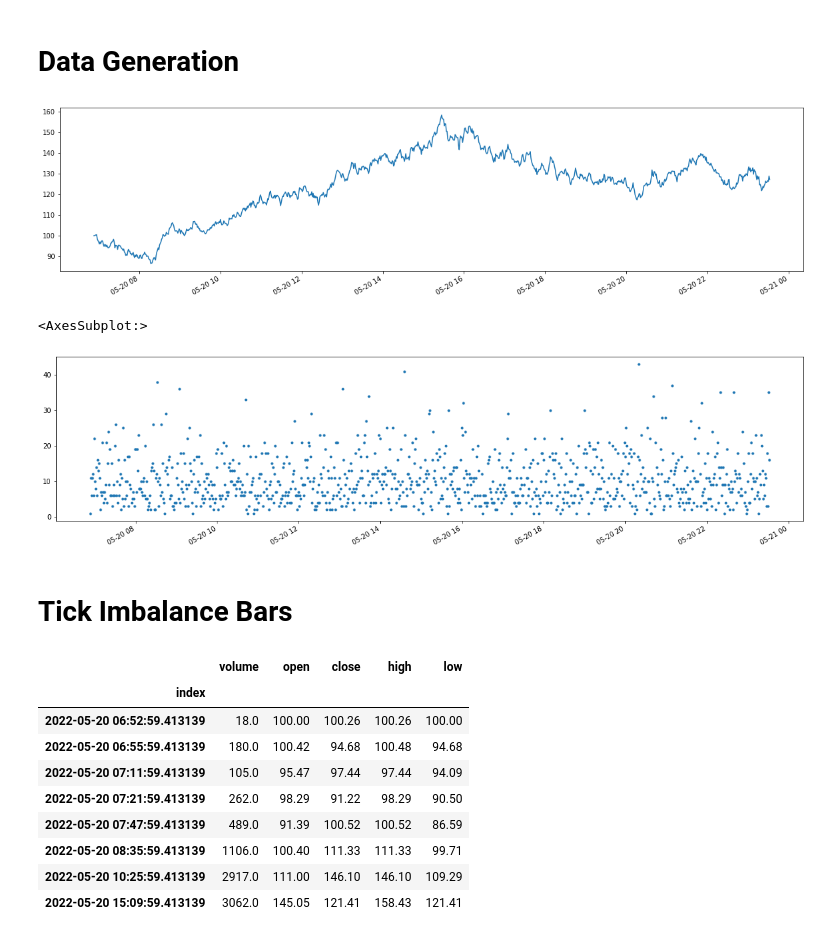
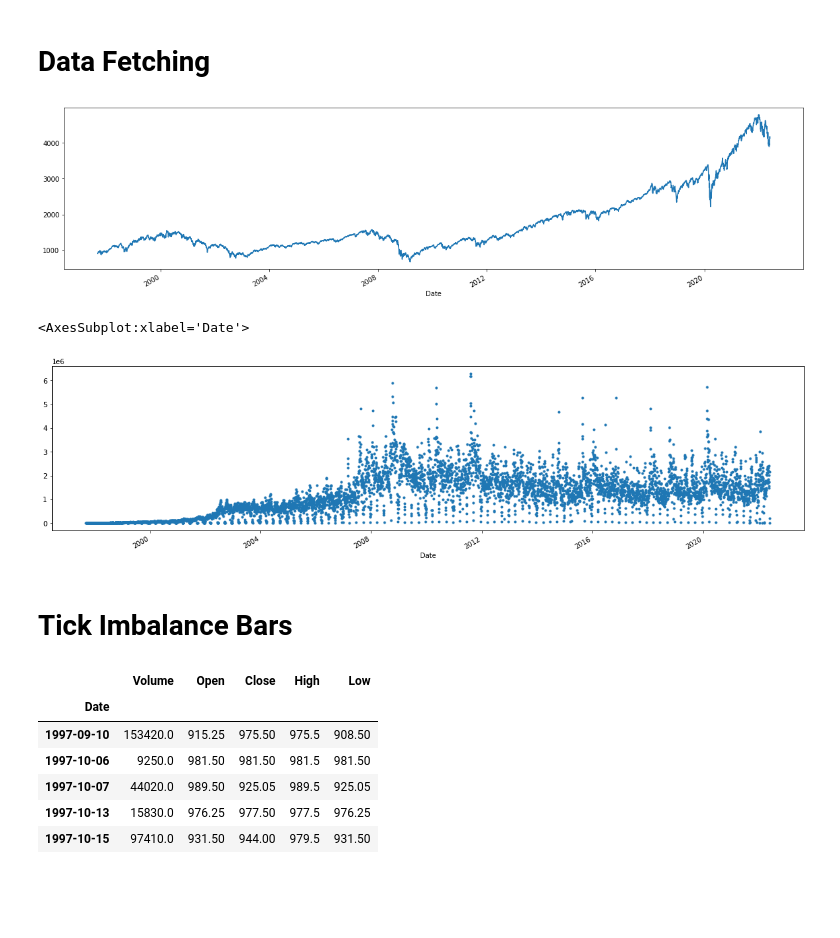
Before and after one commit to maxgao18/AFML, a Jupyter notebook: 2.2.ipynb, the cells around one changed output. Cells and saved outputs as stored; diff of their text form; code cells hidden in the pictures; blank space fills up the shorter version.

```diff
--- a/2.2.ipynb
+++ b/2.2.ipynb
@@ -11,38 +12,34 @@ import bars
 import u
 # %% [markdown]
-# Data Generation
+# Data Fetching
 # %%
 plt.rcParams["figure.figsize"] = (20, 5)
 
-data = u.create_price_data(theta=0.0001, start_price=100, n_samples=1000)
-data = u.add_volume_data(data, mu=10, var=50)
+data = d.fetch("data/future/daily", "ES.csv")
 data = u.add_dir_data(data)
 
-data["close"].plot.line()
+data["Close"].plot.line()
 plt.show()
-data["volume"].plot(style=".")
+data["Volume"].plot(style=".")
 # %% [output]
-[figure, old version]
+[figure, new version]
-<AxesSubplot:>
+<AxesSubplot:xlabel='Date'>
-[figure, old version]
+[figure, new version]
 # %% [markdown]
 # Tick Imbalance Bars
 # %%
 tick_imbalance_bars = bars.create_tick_imbalance_bars(
-    data, expected_length=10, expected_abs_inbalance=0.25
+    data, expected_length=100, expected_abs_inbalance=0.3
 )
-tick_imbalance_bars.head(8)
+tick_imbalance_bars.head()
 # %% [output]
-|  | volume | open | close | high | low |
-| index |  |  |  |  |  |
-| 2022-05-20 06:52:59.413139 | 18.0 | 100.00 | 100.26 | 100.26 | 100.00 |
-| 2022-05-20 06:55:59.413139 | 180.0 | 100.42 | 94.68 | 100.48 | 94.68 |
-| 2022-05-20 07:11:59.413139 | 105.0 | 95.47 | 97.44 | 97.44 | 94.09 |
-| 2022-05-20 07:21:59.413139 | 262.0 | 98.29 | 91.22 | 98.29 | 90.50 |
-| 2022-05-20 07:47:59.413139 | 489.0 | 91.39 | 100.52 | 100.52 | 86.59 |
-| 2022-05-20 08:35:59.413139 | 1106.0 | 100.40 | 111.33 | 111.33 | 99.71 |
-| 2022-05-20 10:25:59.413139 | 2917.0 | 111.00 | 146.10 | 146.10 | 109.29 |
-| 2022-05-20 15:09:59.413139 | 3062.0 | 145.05 | 121.41 | 158.43 | 121.41 |
+|  | Volume | Open | Close | High | Low |
+| Date |  |  |  |  |  |
+| 1997-09-10 | 153420.0 | 915.25 | 975.50 | 975.5 | 908.50 |
+| 1997-10-06 | 9250.0 | 981.50 | 981.50 | 981.5 | 981.50 |
+| 1997-10-07 | 44020.0 | 989.50 | 925.05 | 989.5 | 925.05 |
+| 1997-10-13 | 15830.0 | 976.25 | 977.50 | 977.5 | 976.25 |
+| 1997-10-15 | 97410.0 | 931.50 | 944.00 | 979.5 | 931.50 |
 # %%
 mplf.plot(
     tick_imbalance_bars, type="candle", style="charles", figsize=(20, 5), volume=True
```
Also changed, not shown: parts of 9 cells of this notebook, 14 other files.
